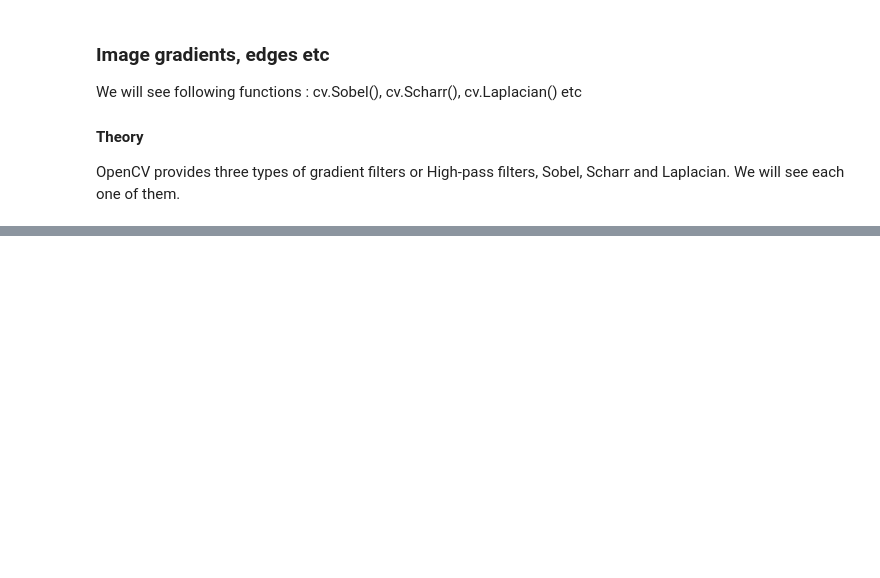
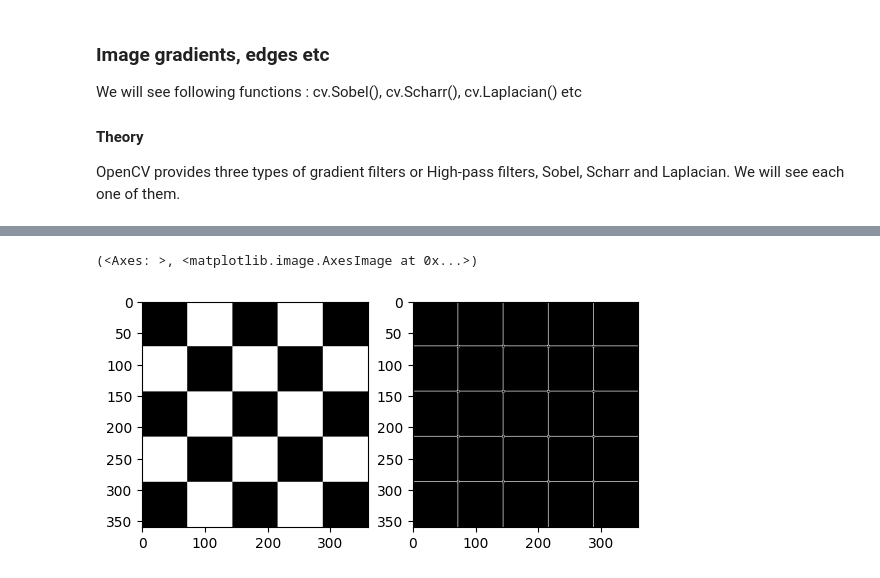
Before and after one commit to gangaholi/KSIT_CSE, a Jupyter notebook: 04_Image Enhancement Using Spatial Filters.ipynb, the cells around one changed output, grey strips where cells are left out. Saved outputs shown, nothing was run; the diff lists cells and outputs as text; code cells hidden in the pictures; blank space fills up the shorter version.

```diff
--- a/04_Image Enhancement Using Spatial Filters.ipynb
+++ b/04_Image Enhancement Using Spatial Filters.ipynb
@@ -184,0 +189,19 @@ plt.show()
+# %%
+img_path = 'Images/checkerboard5x5.png'
+#Reading the image
+image = cv.imread(img_path)
+(H, W) = image.shape[:2]
+# convert the image to grayscale
+gray = cv.cvtColor(image, cv.COLOR_BGR2GRAY)
+# blur the image
+blurred = cv.GaussianBlur(gray, (5, 5), 0)
+# Perform the canny operator
+canny = cv.Canny(blurred, 6, 50)
+#Let’s see the output of the canny edge detector
+
+
+plt.subplot(121), plt.imshow(gray,cmap='gray')
+plt.subplot(122), plt.imshow(canny,cmap='gray')
+# %% [output]
+(<Axes: >, <matplotlib.image.AxesImage at 0x...>)
+[figure, added]
```
Also changed, not shown: parts of 5 cells of this notebook, 2 other files.
